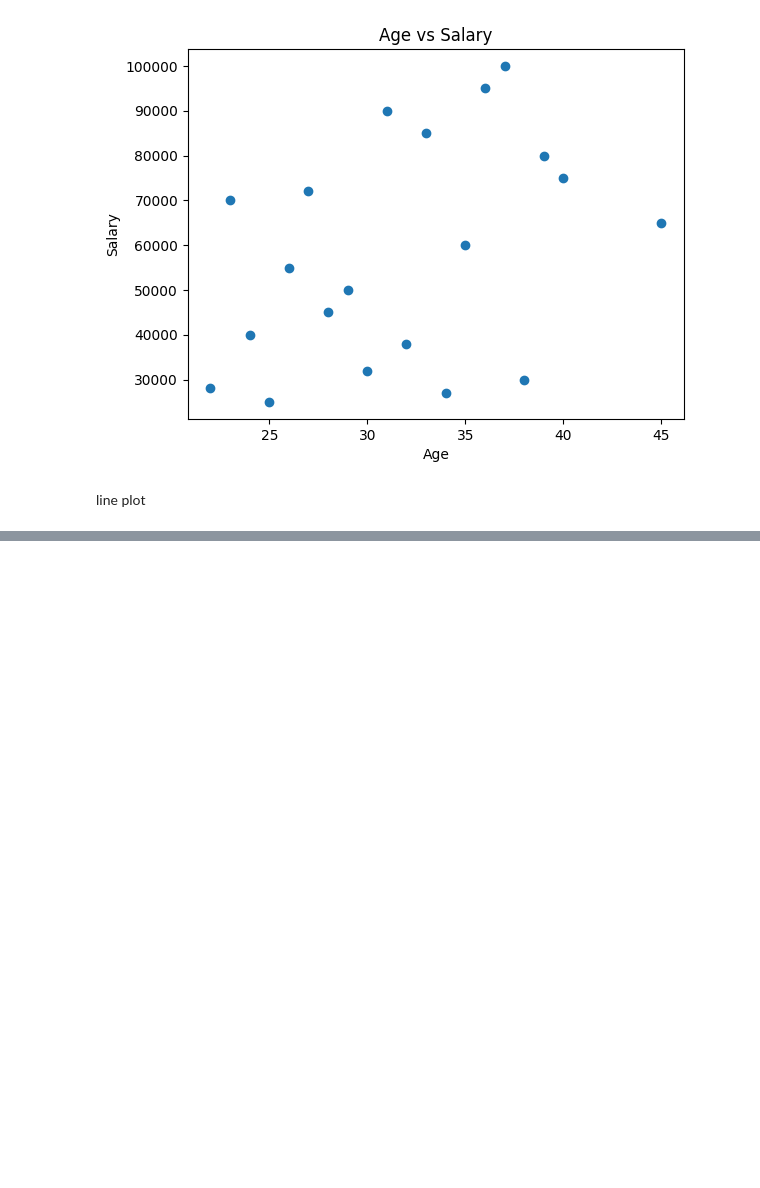
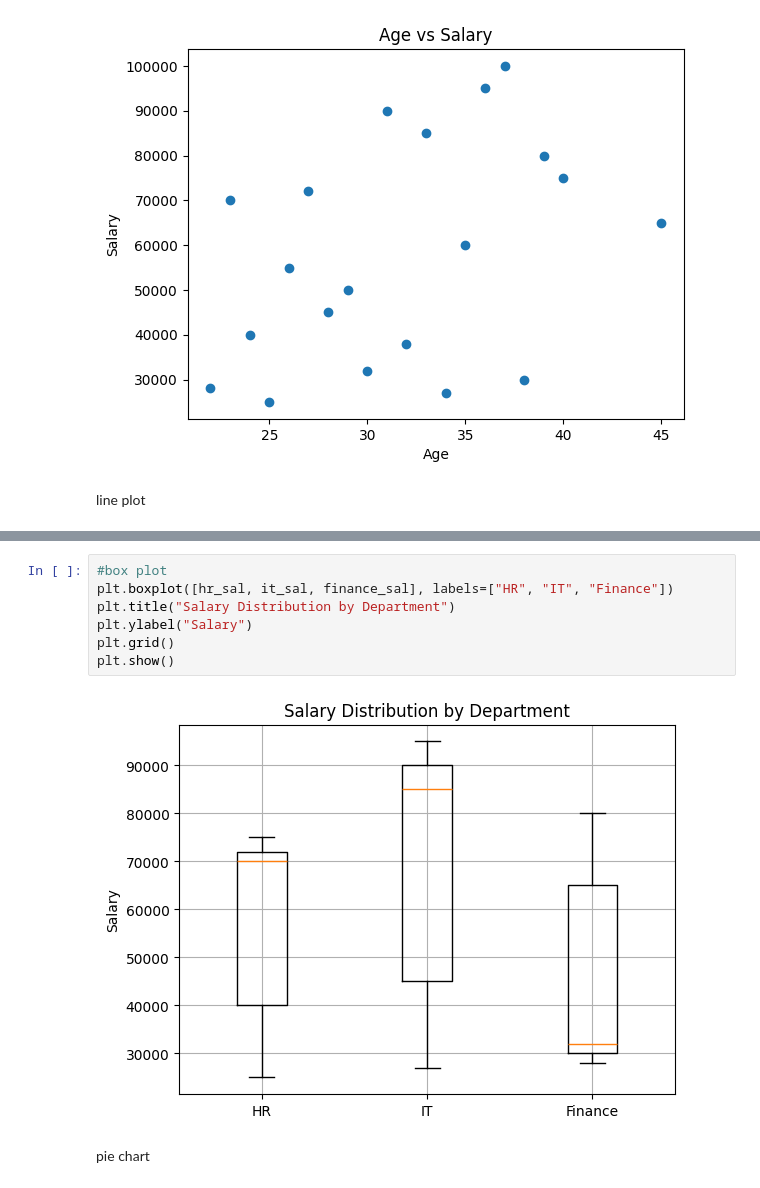
Before and after one commit to Kiran-Ghosh004/data-analysis-using-python, a Jupyter notebook: matplotlib.ipynb, the cells around one changed output, grey strips where cells are left out. Drawn from its saved outputs; the diff is of its cells as text; blank space fills up the shorter version.

```diff
--- a/matplotlib.ipynb
+++ b/matplotlib.ipynb
@@ -196,0 +238,11 @@ plt.show()
+# %%
+#box plot
+plt.boxplot([hr_sal, it_sal, finance_sal], labels=["HR", "IT", "Finance"])
+plt.title("Salary Distribution by Department")
+plt.ylabel("Salary")
+plt.grid()
+plt.show()
+# %% [output]
+[figure, added]
+# %% [markdown]
+pie chart
```
Also changed, not shown: parts of 13 cells of this notebook.
